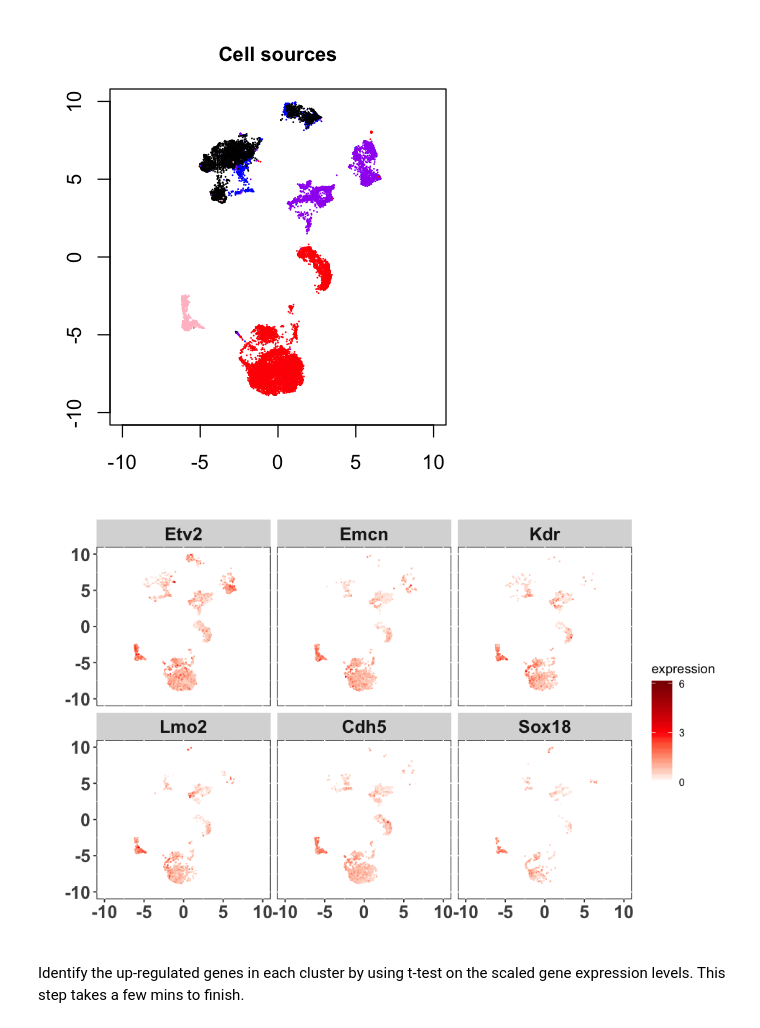
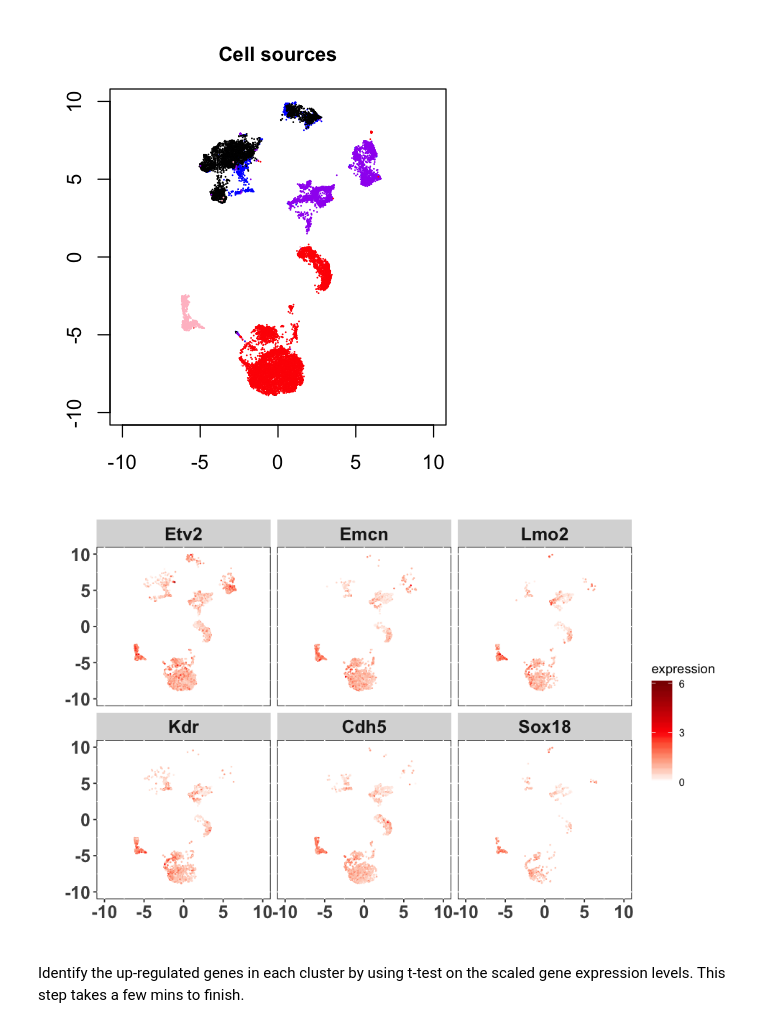
Before and after one commit to gongx030/Etv2_pioneer, a Jupyter notebook: scRNA_seq_analysis.ipynb, the cells around one changed output. Drawn from its saved outputs; the diff is of its cells as text; code cells hidden in the pictures.

```diff
--- a/scRNA_seq_analysis.ipynb
+++ b/scRNA_seq_analysis.ipynb
@@ -115,27 +109,27 @@ Expresson plot of a set of genes
 # %%
 X <- assays(se)$normalized_counts
 rownames(X) <- rowData(se)$name
 gs <- c(
-   'Etv2', 'Emcn', 'Kdr', 'Lmo2', 'Cdh5', 'Sox18'
+   'Etv2', 'Emcn', 'Lmo2', 'Kdr', 'Cdh5', 'Sox18'
 )
 d <- do.call('rbind', lapply(gs, function(g){
    x <- X[g, ]
    m <- which(x > 0.1)
    data.frame(gene = g, x = colData(se)$umap[m, 1], y = colData(se)$umap[m, 2], expression = x[m])
 }))
 
 b <- c(0, 3, 6)
 options(repr.plot.width=8, repr.plot.height=5)
 ggplot(d, aes(x = x, y = y, color = expression)) + geom_point(size = 0.25, shape = 20) +
    scale_color_gradientn(limits = c(0, max(b)), colours=c("white", "red", "darkred"), breaks=b, labels=format(b)) +
    theme(panel.background = element_rect(fill = 'white', colour = 'black')) +
    xlab('') + ylab('') +
    facet_wrap(~ gene, ncol = 3) +
    theme(strip.text.x = element_text(size = 15, face = 'bold')) +
    theme(axis.text = element_text(size = 15, face = 'bold')) +
    xlim(-10, 10) + ylim(-10, 10)
 # %% [output]
-[figure, old version]
+[figure, new version]
 # %% [markdown]
 Identify the up-regulated genes in each cluster by using t-test on the scaled gene expression levels.
 This step takes a few mins to finish.
```
Also changed, not shown: parts of 9 cells of this notebook, 3 other files.
